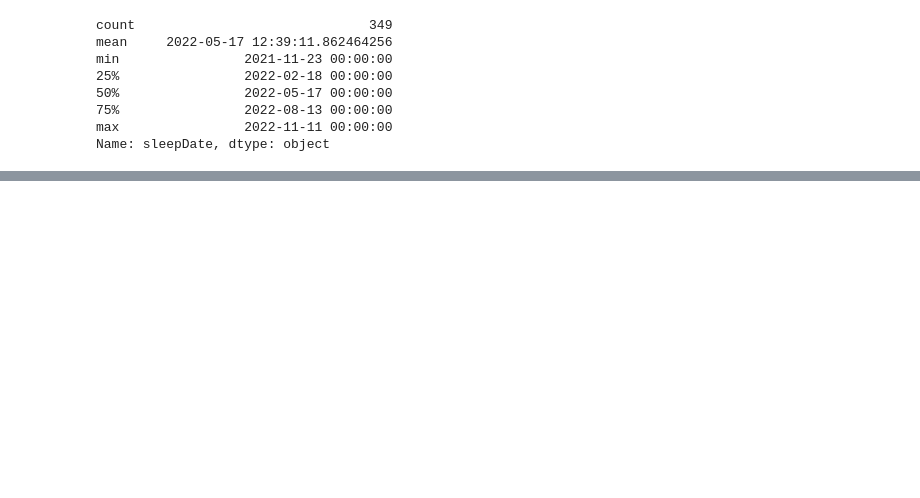
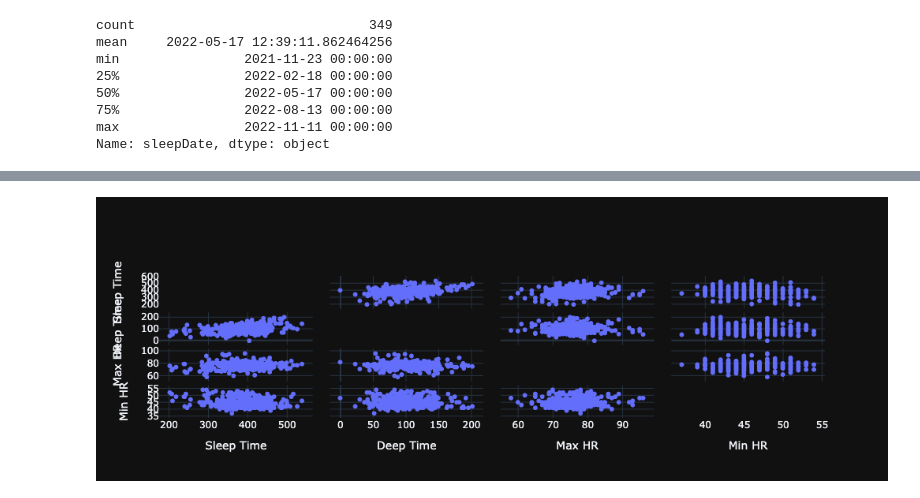
Before and after one commit to ravedappeport/dlrappeport, a Jupyter notebook: notebooks/coros/how-did-I-sleep.ipynb, the cells around one changed output, grey strips where cells are left out. Saved outputs shown, nothing was run; the diff lists cells and outputs as text; code cells hidden in the pictures; blank space fills up the shorter version.

```diff
--- a/notebooks/coros/how-did-I-sleep.ipynb
+++ b/notebooks/coros/how-did-I-sleep.ipynb
@@ -158,3 +159,25 @@ fig.show()
+# %%
+fig = go.Figure()
+
+
+fig.add_splom(
+    dimensions=[
+        dict(label='Sleep Time', values=df['sleepData.totalSleepTime']),
+        dict(label='Deep Time', values=df['sleepData.deepTime']),
+        dict(label='Max HR', values=df['sleepData.maxHeartRate']),
+        dict(label='Min HR', values=df['sleepData.minHeartRate'])
+    ]
+    , text=tick_text
+    , diagonal_visible=False
+)
+
+# dark theme
+fig.layout.template = 'plotly_dark'
+
+
+fig.show()
+# %% [output]
+[figure, added]
 # %%
 fig = go.Figure()
 
```
Also changed, not shown: parts of 8 cells of this notebook, 2 other files.
